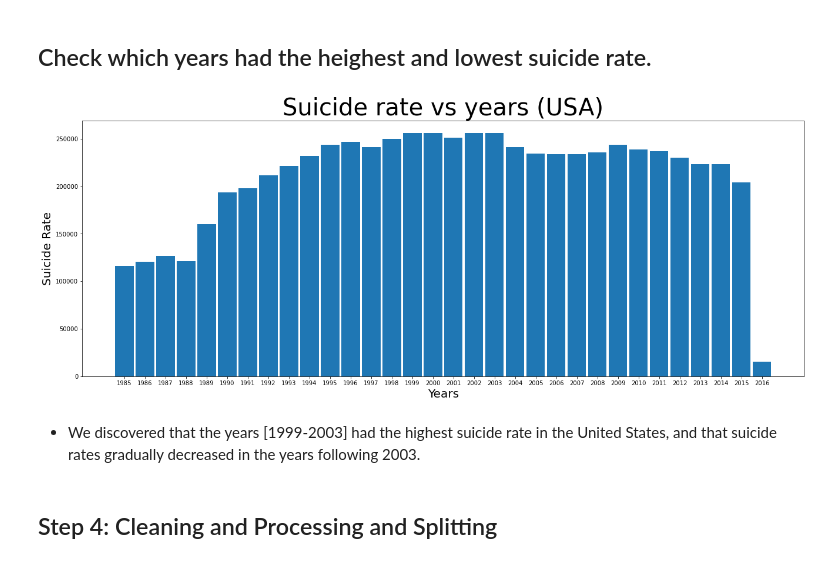
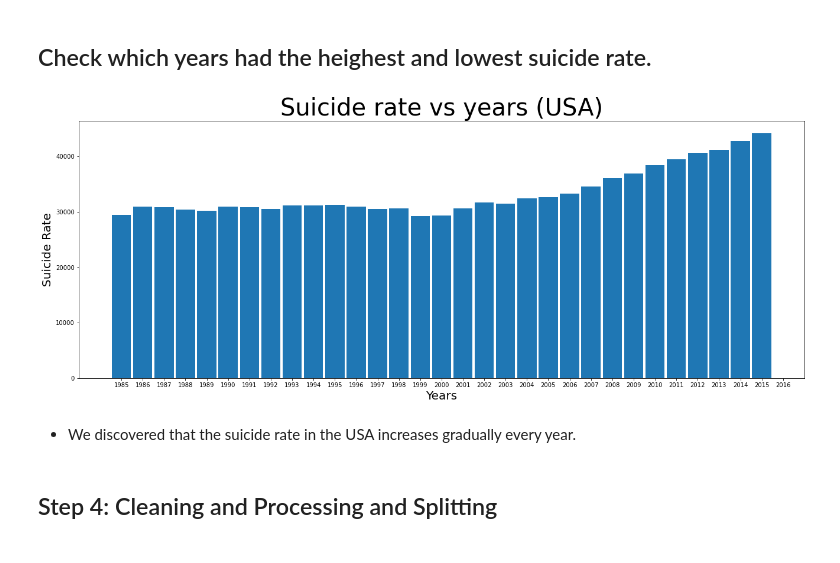
Before and after one commit to ahmedmagde/CDC-Micro-Mental-Project, a Jupyter notebook: CDC-Micro-Mental-Project.ipynb, the cells around one changed output. Saved outputs shown, nothing was run; the diff lists cells and outputs as text; code cells hidden in the pictures.

```diff
--- a/CDC-Micro-Mental-Project.ipynb
+++ b/CDC-Micro-Mental-Project.ipynb
@@ -593,21 +593,21 @@ plt.show()
 # %% [markdown]
 ## Check which years had the heighest and lowest suicide rate.
 # %%
-years =  df.groupby('year', as_index=False)['suicide_number'].sum().sort_values(by='suicide_number', ascending=True)
+years =  df_usa.groupby('year', as_index=False)['suicide_number'].sum().sort_values(by='suicide_number', ascending=True)
 #years
 x2=years['year']
 y2=years['suicide_number']
 plt.figure(figsize=(22,8))
 plt.xticks(np.arange(1985, 2017, 1))
 plt.bar(x2,y2,width=0.9)
 plt.title('Suicide rate vs years (USA)', fontsize=40)
 plt.xlabel("Years", fontsize=20)
 plt.ylabel("Suicide Rate", fontsize=20)
 plt.show()
 # %% [output]
-[figure, old version]
+[figure, new version]
 # %% [markdown]
-- We discovered that the years [1999-2003] had the highest suicide rate in the United States, and that suicide rates gradually decreased in the years following 2003.
+- We discovered that the suicide rate in the USA increases gradually every year.
 # %% [markdown]
 ## Step 4: Cleaning and Processing and Splitting
 # %%
```
Also changed, not shown: parts of 3 cells of this notebook.
